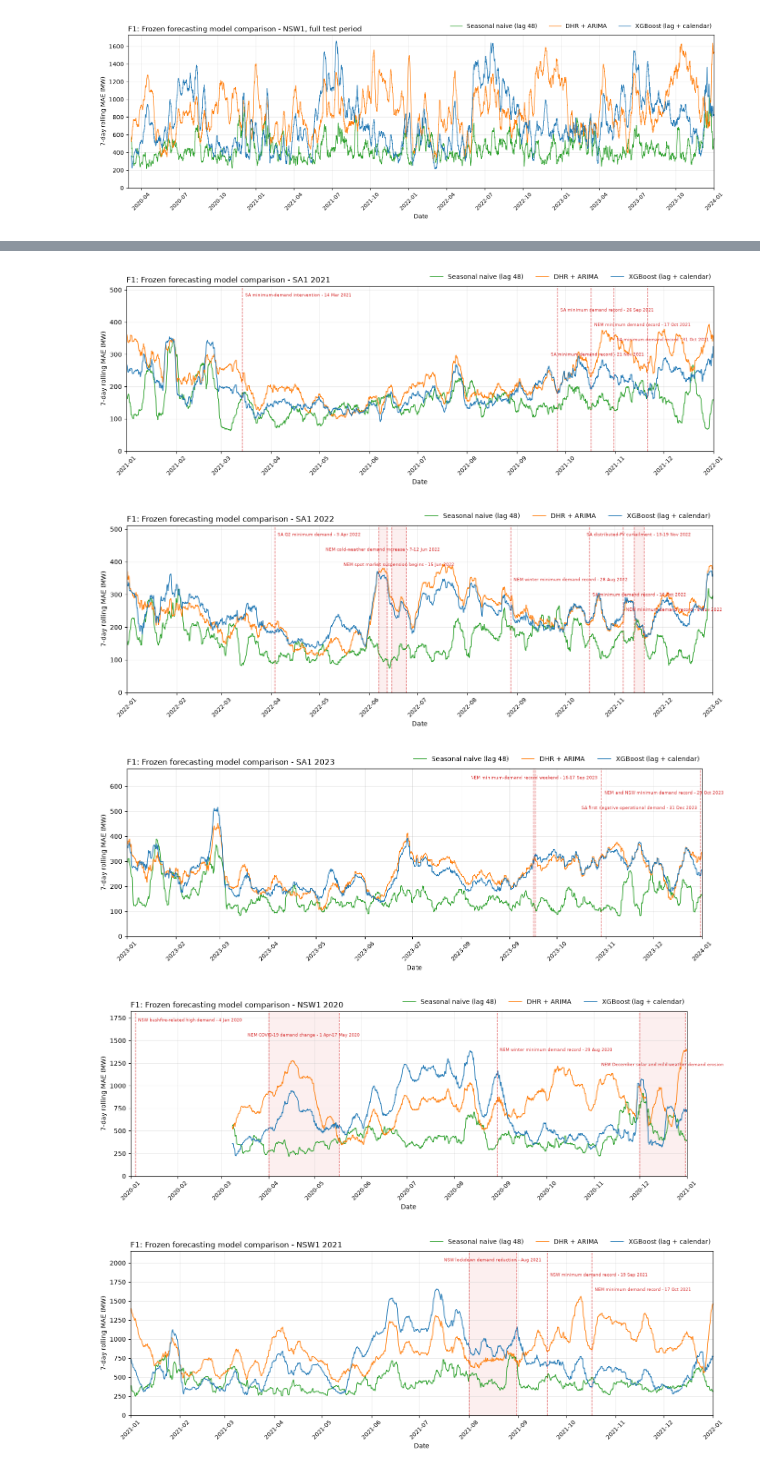
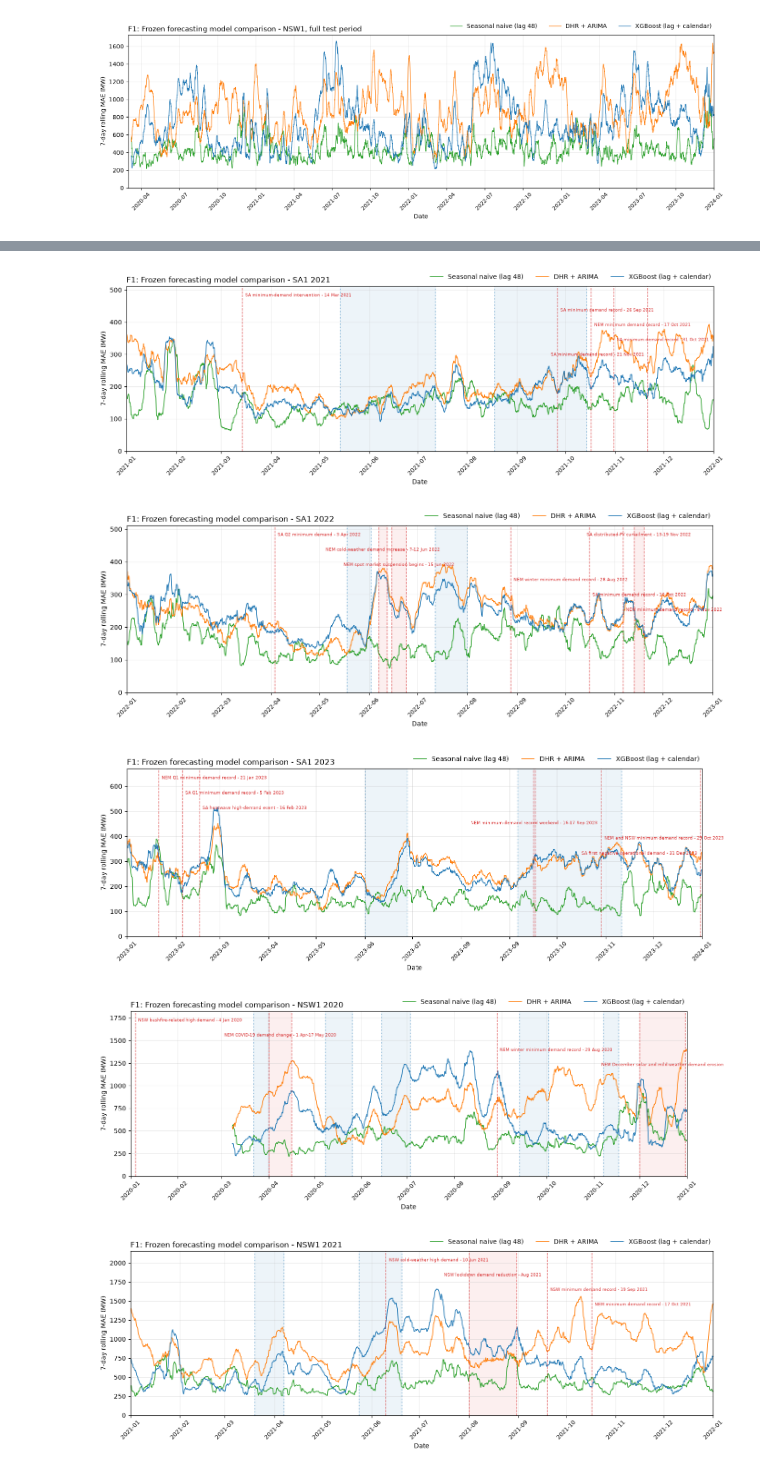
Before and after one commit to aintnoBaka7227/Detecting-and-Adapting-to-Concept-Drift-in-Time-Series-Forecasting, a Jupyter notebook: notebooks/exploration/f1_model_comparison.ipynb, the cells around one changed output, grey strips where cells are left out. Drawn from its saved outputs; the diff is of its cells as text; code cells hidden in the pictures.

Commit message:
add: implement a notebook for 3 model baseline comparion + estimate degradation period

```diff
--- a/notebooks/exploration/f1_model_comparison.ipynb
+++ b/notebooks/exploration/f1_model_comparison.ipynb
@@ -26,13 +26,14 @@ from drift_forecasting.config import DATA_DIR, REGIONS, ROOT_DIR
 
 Each model writes a per-region CSV containing at least a `SETTLEMENTDATE` column and its 7-day rolling MAE. The seasonal-naive and XGBoost notebooks write a 5-column table (`ROLLING_MAE_7D`); the classical script writes a 2-column table (`mae`). This cell normalises all of them to a single `Series` of rolling MAE indexed by timestamp.
 # %%
+# Where each model's per-region rolling-MAE CSV lives, and how to draw it.
 TIMESTAMP_COLUMN = "SETTLEMENTDATE"
 CLASSICAL_DIR = ROOT_DIR / "src" / "drift_forecasting" / "forecasting" / "classical-model"
 
-OUTPUT_DIR = DATA_DIR / "baseline" / "comparison"
+OUTPUT_DIR = DATA_DIR / "baseline" / "comparison"   # figures written here
 OUTPUT_DIR.mkdir(parents=True, exist_ok=True)
 
-MODELS = {
+MODELS = {  # key -> plot label + line colour, shared by every figure below
     "seasonal_naive": {"label": "Seasonal naive (lag 48)", "color": "tab:green"},
     "classical":      {"label": "DHR + ARIMA",             "color": "tab:orange"},
     "xgboost":        {"label": "XGBoost (lag + calendar)", "color": "tab:blue"},
@@ -40,19 +41,21 @@ MODELS = {
 
 
 def model_csv(key: str, region: str) -> Path:
+    """Path to one model's rolling-MAE CSV for one region."""
     if key == "classical":
-        return CLASSICAL_DIR / f"{region}_rolling_mae.csv"
-    return DATA_DIR / "baseline" / key / f"{region}_{key}_test.csv"
+        return CLASSICAL_DIR / f"{region}_rolling_mae.csv"        # written by dhr_arima_real.py
+    return DATA_DIR / "baseline" / key / f"{region}_{key}_test.csv"  # written by the two notebooks
 
 
 def load_rolling_mae(key: str, region: str) -> pd.Series:
+    """Read one model/region CSV and return its 7-day rolling MAE as a timestamp-indexed Series."""
     path = model_csv(key, region)
     if not path.exists():
         raise FileNotFoundError(
             f"{path} not found - run the {key} notebook / script first"
         )
     df = pd.read_csv(path, parse_dates=[TIMESTAMP_COLUMN])
-    mae_column = "mae" if key == "classical" else "ROLLING_MAE_7D"
+    mae_column = "mae" if key == "classical" else "ROLLING_MAE_7D"  # classical CSV uses a different name
     return pd.Series(
         df[mae_column].to_numpy(),
         index=pd.DatetimeIndex(df[TIMESTAMP_COLUMN]),
@@ -60,11 +63,13 @@ def load_rolling_mae(key: str, region: str) -> pd.Series:
     )
 
 
+# curves[region][key] -> that model's rolling-MAE Series; the single source for every plot/table.
 curves = {
     region: {key: load_rolling_mae(key, region) for key in MODELS}
     for region in REGIONS
 }
 
+# Sanity check: all three models should share the same 67,249-row index with 335 leading NaN.
 for region in REGIONS:
     print(region)
     ref_index = curves[region]["seasonal_naive"].index
@@ -136,12 +159,13 @@ display(summary.round(1))
 # %%
-PERIOD_START = pd.Timestamp("2020-03-01")
+PERIOD_START = pd.Timestamp("2020-03-01")   # x-axis limits for the full-period panels
 PERIOD_END = pd.Timestamp("2024-01-01")
 
 
 def plot_full_period(region: str) -> None:
+    """Draw and save the 4-year rolling-MAE panel for one region (all three models overlaid)."""
     fig, ax = plt.subplots(figsize=(15, 5))
 
-    for key, spec in MODELS.items():
+    for key, spec in MODELS.items():   # one coloured line per model
         series = curves[region][key]
         ax.plot(series.index, series.values, label=spec["label"],
                 color=spec["color"], linewidth=1.0)
@@ -154,12 +178,12 @@ def plot_full_period(region: str) -> None:
     ax.set_ylabel("7-day rolling MAE (MW)")
     ax.set_xlim(PERIOD_START, PERIOD_END)
     ax.set_ylim(bottom=0)
-    ax.xaxis.set_major_locator(mdates.MonthLocator(bymonth=[1, 4, 7, 10]))
+    ax.xaxis.set_major_locator(mdates.MonthLocator(bymonth=[1, 4, 7, 10]))  # quarterly ticks
     ax.xaxis.set_major_formatter(mdates.DateFormatter("%Y-%m"))
     ax.tick_params(axis="x", labelrotation=45, labelsize=9)
     ax.grid(alpha=0.25)
     ax.grid(which="major", axis="x", alpha=0.4, linewidth=0.5)
-    ax.legend(loc="lower right", bbox_to_anchor=(1.0, 1.02),
+    ax.legend(loc="lower right", bbox_to_anchor=(1.0, 1.02),   # legend above the axes
               ncol=len(MODELS), frameon=False, borderaxespad=0.0)
 
     fig.tight_layout()
@@ -247,5 +638,6 @@ Loaded 24 events from events.csv
 # %%
 def format_month_axis(ax: plt.Axes, year: int) -> None:
+    """Set the x-axis to exactly one calendar year with monthly ticks and a light grid."""
     ax.set_xlim(pd.Timestamp(year=year, month=1, day=1),
                 pd.Timestamp(year=year + 1, month=1, day=1))
     ax.xaxis.set_major_locator(mdates.MonthLocator(interval=1))
@@ -256,10 +648,11 @@ def format_month_axis(ax: plt.Axes, year: int) -> None:
 
 
 def plot_region_year(region: str, year: int) -> None:
+    """Draw and save one region-year panel: the 3 model lines + blue degradation bands + red events."""
     fig, ax = plt.subplots(figsize=(14, 5))
 
     year_max = 0.0
-    for key, spec in MODELS.items():
+    for key, spec in MODELS.items():   # one line per model, clipped to this year
         series = curves[region][key]
         year_series = series[series.index.year == year]
         ax.plot(year_series.index, year_series.values, label=spec["label"],
@@ -268,9 +661,10 @@ def plot_region_year(region: str, year: int) -> None:
             year_max = max(year_max, year_series.max())
 
     if year_max > 0:
-        ax.set_ylim(0, year_max * 1.30)
+        ax.set_ylim(0, year_max * 1.30)   # headroom for the event labels along the top
 
-    annotate_events(ax, region, year)
+    annotate_degradation(ax, region, year)   # blue bands first (behind the lines)
+    annotate_events(ax, region, year)        # red event markers on top
 
     ax.set_title(
         f"F1: Frozen forecasting model comparison - {region} {year}", loc="left"
@@ -278,7 +672,7 @@ def plot_region_year(region: str, year: int) -> None:
     ax.set_xlabel("Date")
     ax.set_ylabel("7-day rolling MAE (MW)")
     format_month_axis(ax, year)
-    ax.legend(loc="lower right", bbox_to_anchor=(1.0, 1.02),
+    ax.legend(loc="lower right", bbox_to_anchor=(1.0, 1.02),   # model lines only
               ncol=len(MODELS), frameon=False, borderaxespad=0.0)
 
     fig.tight_layout()
@@ -295,5 +689,5 @@ for region in REGIONS:
-[figure, old version]
+[figure, new version]
-[figure, old version]
+[figure, new version]
-[figure, old version]
+[figure, new version]
-[figure, old version]
+[figure, new version]
-[figure, old version]
+[figure, new version]
```
Also changed, not shown: parts of 19 cells of this notebook, 9 other files.
